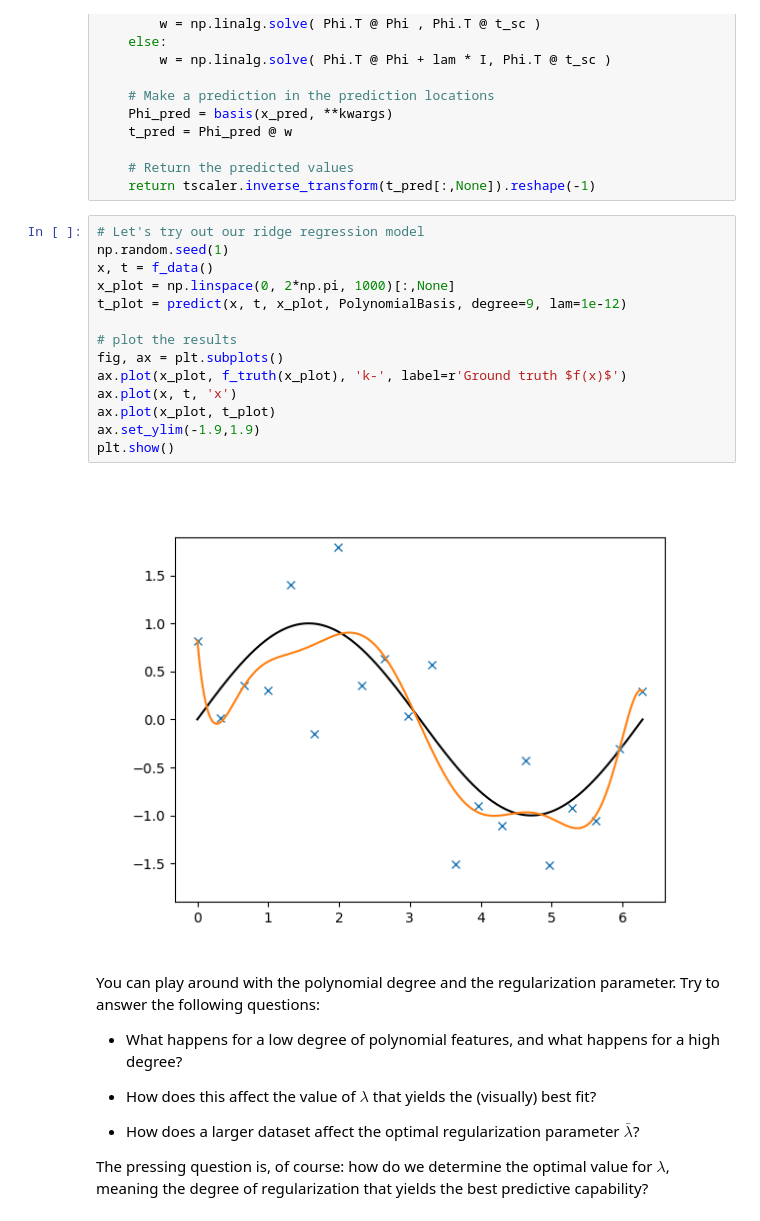
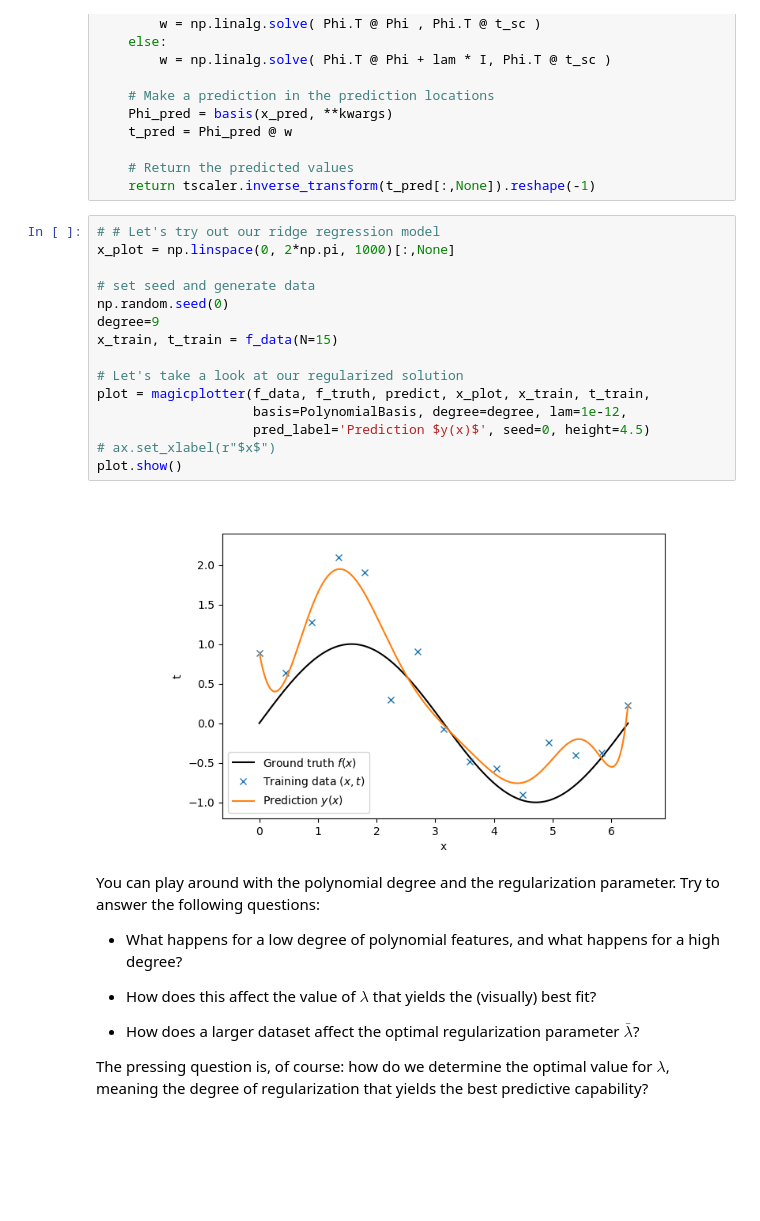
Before and after one commit to annepoot/mude, a Jupyter notebook: notebook_04_ridge-sgd.ipynb, the cells around one changed output. Cells and saved outputs as stored; diff of their text form; blank space fills up the shorter version.

```diff
--- a/notebook_04_ridge-sgd.ipynb
+++ b/notebook_04_ridge-sgd.ipynb
@@ -173,21 +175,22 @@ def predict(x, t, x_pred, basis, lam=None, **kwargs):
     # Return the predicted values
     return tscaler.inverse_transform(t_pred[:,None]).reshape(-1)
 # %%
-# Let's try out our ridge regression model
-np.random.seed(1)
-x, t = f_data()
+# # Let's try out our ridge regression model
 x_plot = np.linspace(0, 2*np.pi, 1000)[:,None]
-t_plot = predict(x, t, x_plot, PolynomialBasis, degree=9, lam=1e-12)
 
-# plot the results
-fig, ax = plt.subplots()
-ax.plot(x_plot, f_truth(x_plot), 'k-', label=r'Ground truth $f(x)$')
-ax.plot(x, t, 'x')
-ax.plot(x_plot, t_plot)
-ax.set_ylim(-1.9,1.9)
-plt.show()
+# set seed and generate data
+np.random.seed(0)
+degree=9
+x_train, t_train = f_data(N=15)
+
+# Let's take a look at our regularized solution
+plot = magicplotter(f_data, f_truth, predict, x_plot, x_train, t_train,
+                    basis=PolynomialBasis, degree=degree, lam=1e-12,
+                    pred_label='Prediction $y(x)$', seed=0, height=4.5)
+# ax.set_xlabel(r"$x$")
+plot.show()
 # %% [output]
-[figure, old version]
+[figure, new version]
 # %% [markdown]
 You can play around with the polynomial degree and the regularization parameter. Try to answer the following questions:
 
```
Also changed, not shown: parts of 9 cells of this notebook, 1 other file.
